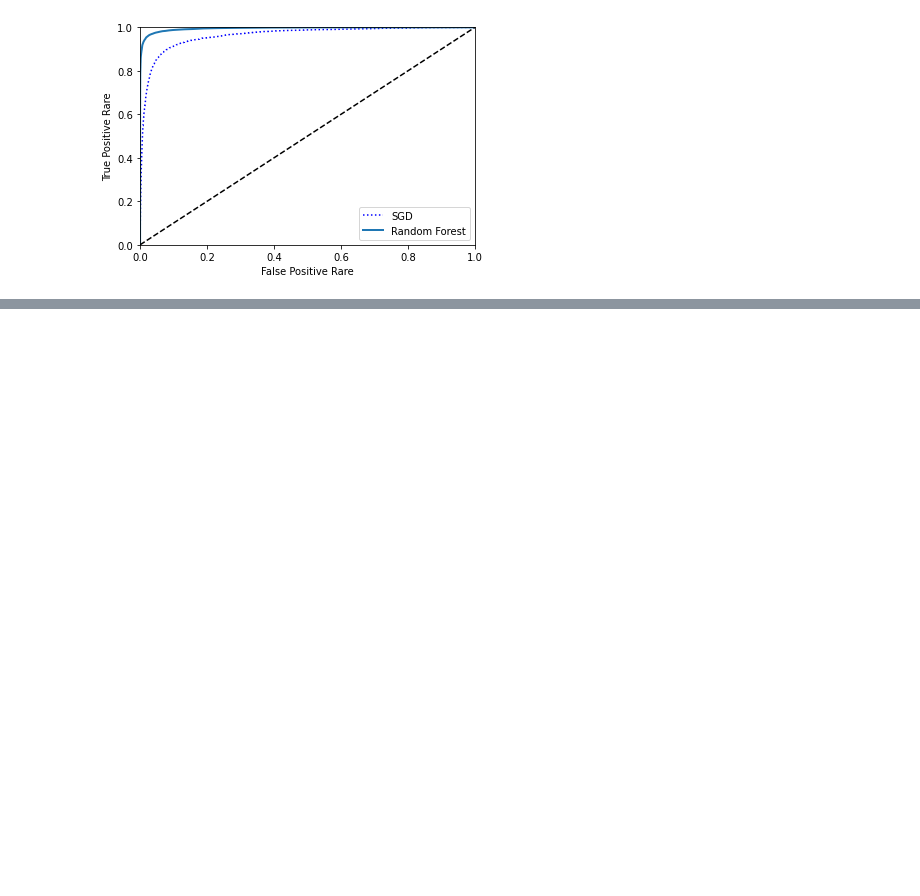
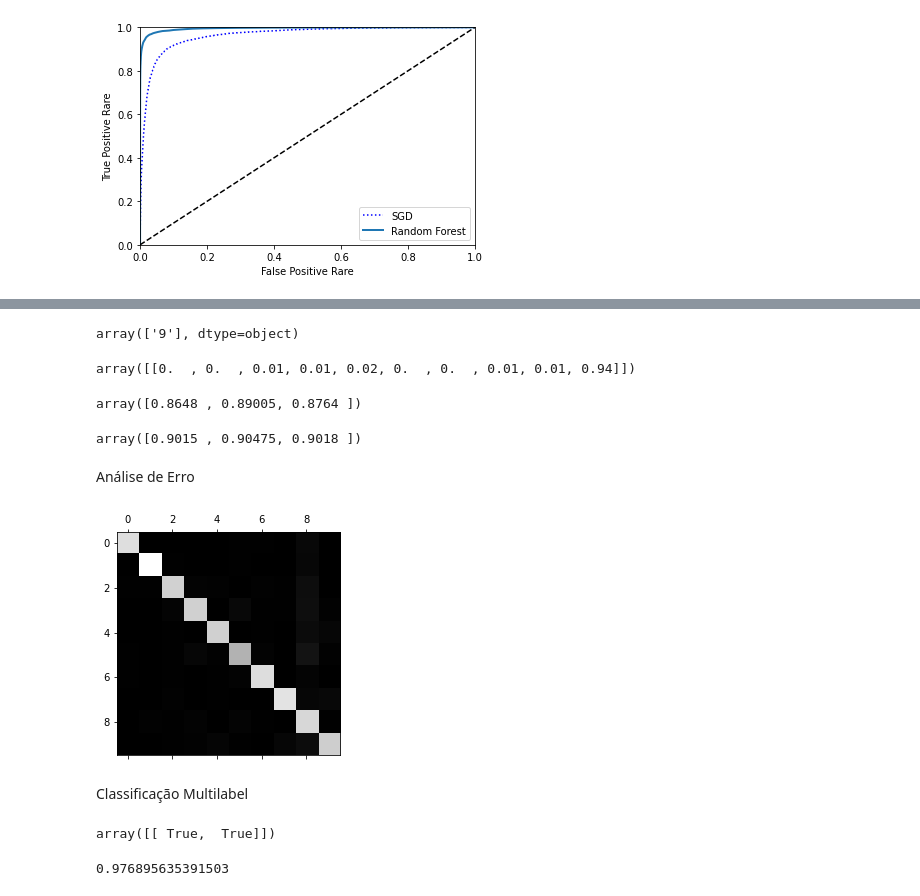
Before and after one commit to johnatanDM/MachineLearning, a Jupyter notebook: HOMLwSKL&TFcap3.ipynb, the cells around one changed output, grey strips where cells are left out. Cells and saved outputs as stored; diff of their text form; code cells hidden in the pictures; blank space fills up the shorter version.

```diff
--- a/HOMLwSKL&TFcap3.ipynb
+++ b/HOMLwSKL&TFcap3.ipynb
@@ -247,0 +273,6 @@ roc_auc_score(y_train_9, y_scores_forest)
+# %%
+from sklearn.multiclass import OneVsOneClassifier
+ovo_clf = OneVsOneClassifier(SGDClassifier(random_state=42))
+ovo_clf.fit(X_train, y_train)
+print(ovo_clf.predict([some_digit]))
+print(len(ovo_clf.estimators_))
@@ -247,0 +284,32 @@ roc_auc_score(y_train_9, y_scores_forest)
+# %%
+forest_clf.fit(X_train, y_train)
+forest_clf.predict([some_digit])
+# %% [output]
+array(['9'], dtype=object)
+# %%
+forest_clf.predict_proba([some_digit])
+# %% [output]
+array([[0.  , 0.  , 0.01, 0.01, 0.02, 0.  , 0.  , 0.01, 0.01, 0.94]])
+# %%
+#avaliando os classificadores
+cross_val_score(sgd_clf, X_train, y_train, cv=3, scoring="accuracy")
+# %% [output]
+array([0.8648 , 0.89005, 0.8764 ])
+# %%
+from sklearn.preprocessing import StandardScaler
+scaler = StandardScaler()
+X_train_scaled = scaler.fit_transform(X_train.astype(np.float64))
+cross_val_score(sgd_clf, X_train_scaled, y_train, cv=3, scoring="accuracy")
+# %% [output]
+array([0.9015 , 0.90475, 0.9018 ])
+# %% [markdown]
+Análise de Erro
+# %%
+y_train_pred = cross_val_predict(sgd_clf, X_train_scaled, y_train, cv=3)
+conf_mx = confusion_matrix(y_train, y_train_pred)
+conf_mx
+# %%
+plt.matshow(conf_mx, cmap=plt.cm.gray)
+plt.show()
+# %% [output]
+[figure, added]
@@ -247,0 +322,22 @@ roc_auc_score(y_train_9, y_scores_forest)
+# %% [markdown]
+Classificação Multilabel
+# %%
+from sklearn.neighbors import KNeighborsClassifier
+
+y_train_integer = [int(number) for number in y_train]
+y_train_large = [number >= 7 for number in y_train_integer]
+y_train_odd = [number % 2 == 1 for number in y_train_integer]
+y_multilabel = np.c_[y_train_large, y_train_odd]
+
+knn_clf = KNeighborsClassifier()
+knn_clf.fit(X_train, y_multilabel)
+
+knn_clf.predict([some_digit])
+# %% [output]
+array([[ True,  True]])
+# %%
+#Avaliando um classificador multilabel
+y_train_knn_pred = cross_val_predict(knn_clf, X_train, y_multilabel, cv=3)
+f1_score(y_multilabel, y_train_knn_pred, average="macro")
+# %% [output]
+0.976895635391503
```
Also changed, not shown: parts of 22 cells of this notebook.
